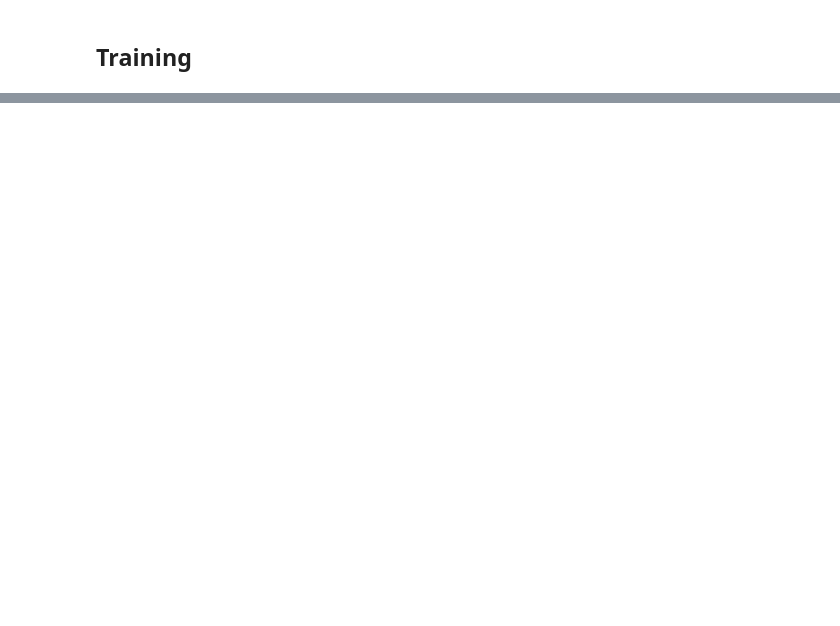
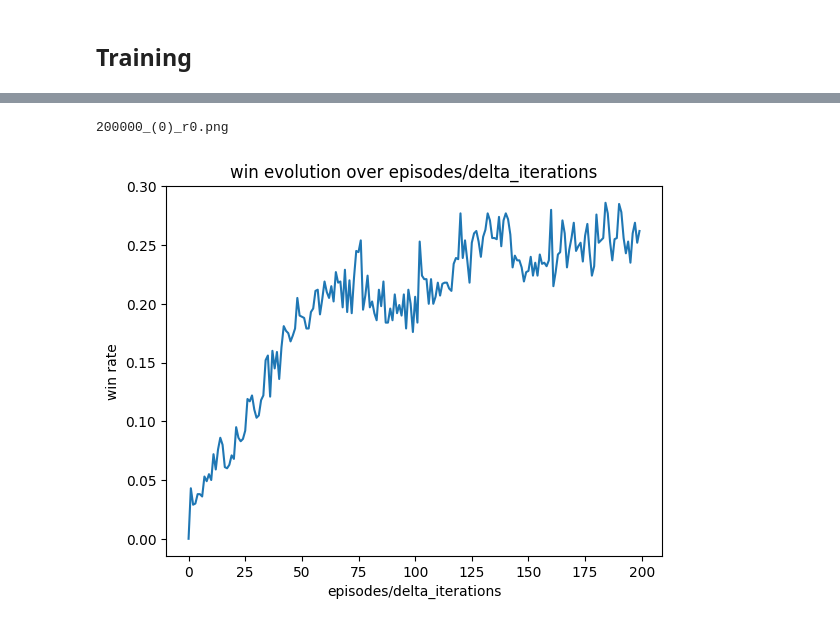
Before and after one commit to lorenzofezza00/CI_LABS, a Jupyter notebook: lab10/lab10.ipynb, the cells around one changed output, grey strips where cells are left out. Saved outputs shown, nothing was run; the diff lists cells and outputs as text; code cells hidden in the pictures; blank space fills up the shorter version.

```diff
--- a/lab10/lab10.ipynb
+++ b/lab10/lab10.ipynb
@@ -253,4 +295,12 @@ def my_player(state, available_actions, flag):
     elements.remove(act+1)
 
   return action, flag
+# %%
+def plot_data(data, name):
+    plt.plot(data)
+    plt.xlabel('episodes/delta_iterations')
+    plt.ylabel('win rate')
+    plt.title('win evolution over episodes/delta_iterations')
+    print(f'{name}.png')
+    plt.show()
 # %%
@@ -318,45 +345,50 @@ print(act)'''
 # %%
-import matplotlib.pyplot as plt
 # epsilon = fixed_epsilon
-saves = 0
+save_num = 0
 a = agent()
+d_iter = 1000
+data = np.zeros((episodes//d_iter))
 hist  = np.zeros(episodes)
 for i in tqdm(range(episodes)):
   state = State(set(), set())
   done = False
   available_actions = list(range(9))
   #turn = 1
   turn = np.random.choice([0,1])
   '''print(f"starts: {'o' if turn == 0 else 'x'}")'''
   state = State(set(), set())
   done = False
   available_actions = list(range(9))
   epsilon = b / (b + i)
   while not done:
     flag = 0
-    if turn == 1:
+    if turn == 1:                                                                   # if turn of x
       # epsilon greedy player
       action = a.get_action(state, available_actions, epsilon)
       # fixed eps
       # action = a.get_action(state, available_actions)
-    else:
+
+    else:                                                                           # if turn of o
       action, flag = my_player(state, available_actions, flag)
+
     # print(f"actual s: {state}")
     next_state, done = perform_action(action, available_actions, deepcopy(state), turn)
     '''if flag==1:
       print_board(next_state)'''
-    # print(f"turn: {'o' if turn == 0 else 'x'}")
-    # print(f"action: {action+1}")
-    # print(f"s:{state}, ns:{next_state}")
-    # print_board(state)
-    # print_board(next_state)
-    # print(f"next s: {next_state}")
-    reward, done = get_reward(next_state, done, available_actions, turn)
-    '''if flag == 1 and done: print("vinto o scelta")'''
+    # print(f"turn: {'o' if turn == 0 else 'x'}") # print(f"action: {action+1}")  # print(f"s:{state}, ns:{next_state}")  # print_board(state)  # print_board(next_state) # print(f"next s: {next_state}")
+
+    reward, done = get_reward_0(next_state, done)
+    '''if flag == 1 and done: print("won for choice of my_player")'''
     a.update(state, action, reward, next_state, done)
     state = next_state
-    if reward == 1: hist[i] = 1
+    if reward == 5: hist[i] = 1
     turn = 1- turn
     #if done:  print_board(state)
+  if i % d_iter == 0:
+      data[i//d_iter] = sum(hist[i-d_iter:i])/d_iter
 
-a.save_q_table(f"q_table_{episodes}_({saves}).json")
+plot_data(data, f'{episodes}_({save_num})_r0')
+a.save_q_table(f"q_table_{episodes}_({save_num})_r0.json")
+# %% [output]
+200000_(0)_r0.png
+[figure, added]
```
Also changed, not shown: parts of 25 cells of this notebook, 36 other files.
